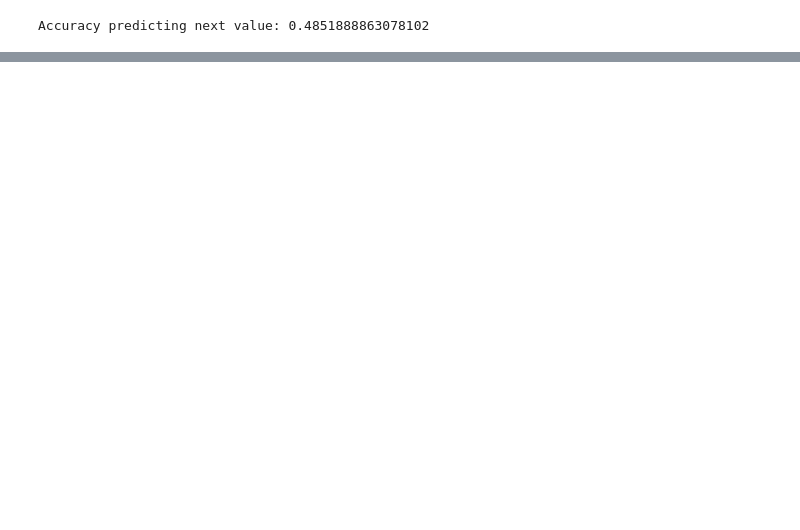
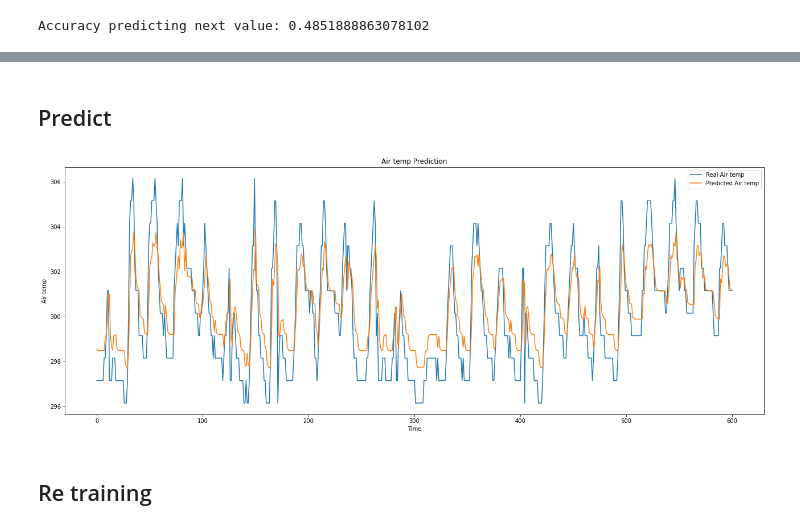
Before and after one commit to sjdonado/real-time-temp-forecast-baq, a Jupyter notebook: notebooks/build_model.ipynb, the cells around one changed output, grey strips where cells are left out. Cells and saved outputs as stored; diff of their text form; code cells hidden in the pictures; blank space fills up the shorter version.

```diff
--- a/notebooks/build_model.ipynb
+++ b/notebooks/build_model.ipynb
@@ -185,0 +368,16 @@ plt.show()
+# %%
+last_data_df['date'] = pd.to_datetime(last_data_df.date)
+last_data_df = last_data_df.sort_values(by='date')
+
+test_data = last_data_df['air'].values.reshape(-1,1)
+test_data = scaler.transform(test_data)
+
+time_steps = 4
+X_test, y_test = create_dataset(test_data, time_steps)
+
+y_test = y_test.reshape(-1,1)
+y_true = scaler.inverse_transform(y_test)
+
+X_test = np.reshape(X_test, (X_test.shape[0], time_steps, 1))
+
+model.evaluate(X_test, y_test)
@@ -185,0 +387,18 @@ plt.show()
+# %% [markdown]
+## Predict
+# %%
+y_score = model.predict(X_test)
+y_score = scaler.inverse_transform(y_score)
+
+plt.figure(figsize=(22, 8))
+plt.plot(y_true, label='Real Air temp')
+plt.plot(y_score, label='Predicted Air temp')
+plt.title('Air temp Prediction')
+plt.xlabel('Time')
+plt.ylabel('Air temp')
+plt.legend()
+plt.show()
+# %% [output]
+[figure, added]
+# %% [markdown]
+## Re training
```
Also changed, not shown: parts of 31 cells of this notebook.
